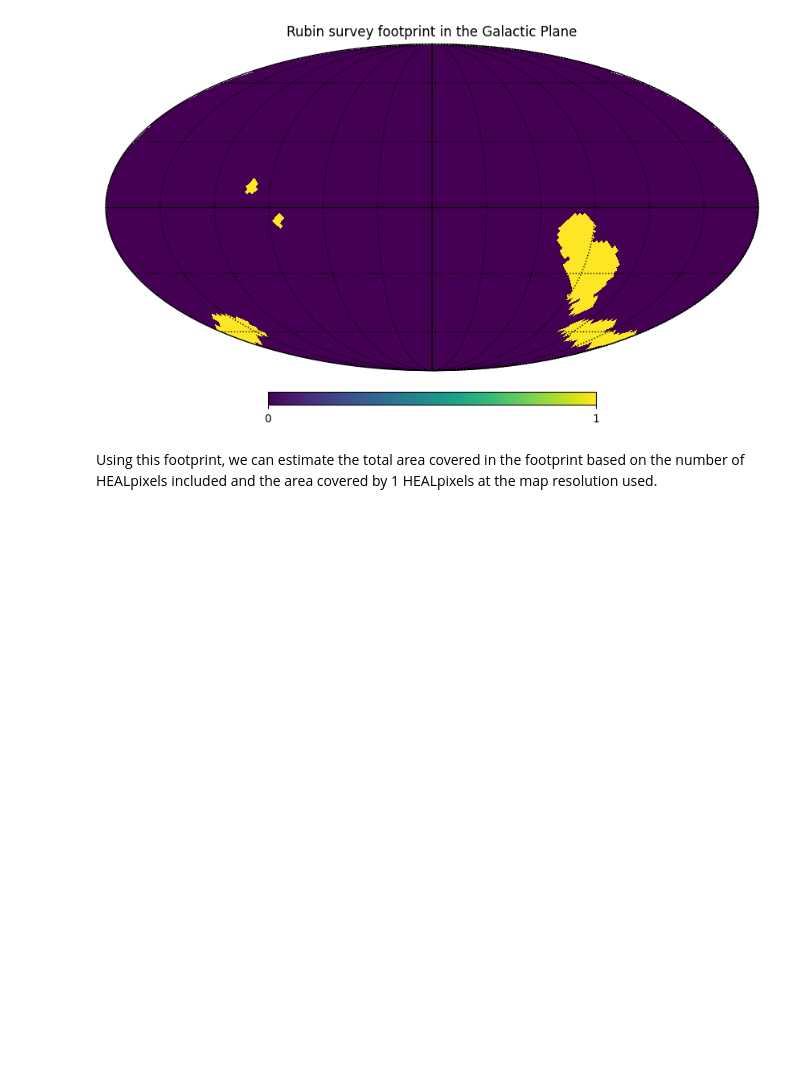
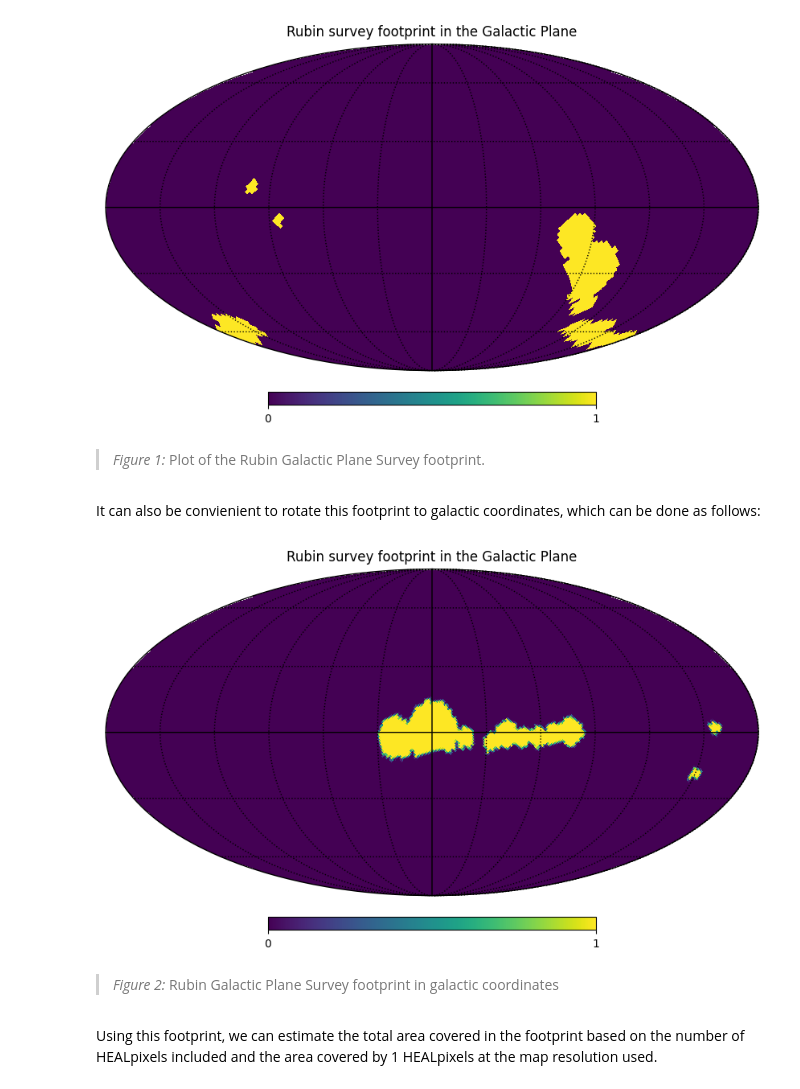
Before and after one commit to rges-pit/rubin_galplane_survey, a Jupyter notebook: rubin_galplane_survey_footprint.ipynb, the cells around one changed output. Cells and saved outputs as stored; diff of their text form; code cells hidden in the pictures; blank space fills up the shorter version.

Commit message:
Added info on how to rotate the map

```diff
--- a/rubin_galplane_survey_footprint.ipynb
+++ b/rubin_galplane_survey_footprint.ipynb
@@ -28,6 +40,52 @@ hp.mollview(gp_map, title='Rubin survey footprint in the Galactic Plane')
 hp.graticule()
 # %% [output]
 [figure]
+# %% [markdown]
+> *Figure 1:* Plot of the Rubin Galactic Plane Survey footprint.
+# %% [markdown]
+It can also be convienient to rotate this footprint to galactic coordinates, which can be done as follows:
+# %%
+def rotateHealpix(hpmap, transf=['C','G'], phideg=0., thetadeg=0.):
+    """Rotates healpix map from one system to the other. Returns reordered healpy map.
+    Healpy coord transformations are used, or you can specify your own angles in degrees.
+    To specify your own angles, ensure that transf has length != 2.
+    Original code by Xiaolong Li
+    """
+
+    # For reasons I don't understand, entering in ['C', 'G'] seems to do the
+    # transformation FROM galactic TO equatorial. Possibly something buried in
+    # the conventions used by healpy.
+
+    # Heavily influenced by stack overflow solution here:
+    # https://stackoverflow.com/questions/24636372/apply-rotation-to-healpix-map-in-healpy
+
+    nside = hp.npix2nside(len(hpmap))
+
+    # Get theta, phi for non-rotated map
+    t,p = hp.pix2ang(nside, np.arange(hp.nside2npix(nside)))
+
+    # Define a rotator
+    if len(transf) == 2:
+        r = hp.Rotator(coord=transf)
+    else:
+        r = hp.Rotator(deg=True, rot=[phideg,thetadeg])
+
+    # Get theta, phi under rotated co-ordinates
+    trot, prot = r(t,p)
+
+    # Interpolate map onto these co-ordinates
+    rot_map = hp.get_interp_val(hpmap, trot, prot)
+
+    return rot_map
+# %%
+gp_map_gal = rotateHealpix(gp_map, transf=['G','C'])
+# %%
+hp.mollview(gp_map_gal, title='Rubin survey footprint in the Galactic Plane')
+hp.graticule()
+# %% [output]
+[figure, added]
+# %% [markdown]
+> *Figure 2:* Rubin Galactic Plane Survey footprint in galactic coordinates
 # %% [markdown]
 Using this footprint, we can estimate the total area covered in the footprint based on the number of HEALpixels included and the area covered by 1 HEALpixels at the map resolution used.
 # %%
```
Also changed, not shown: parts of 3 cells of this notebook.
